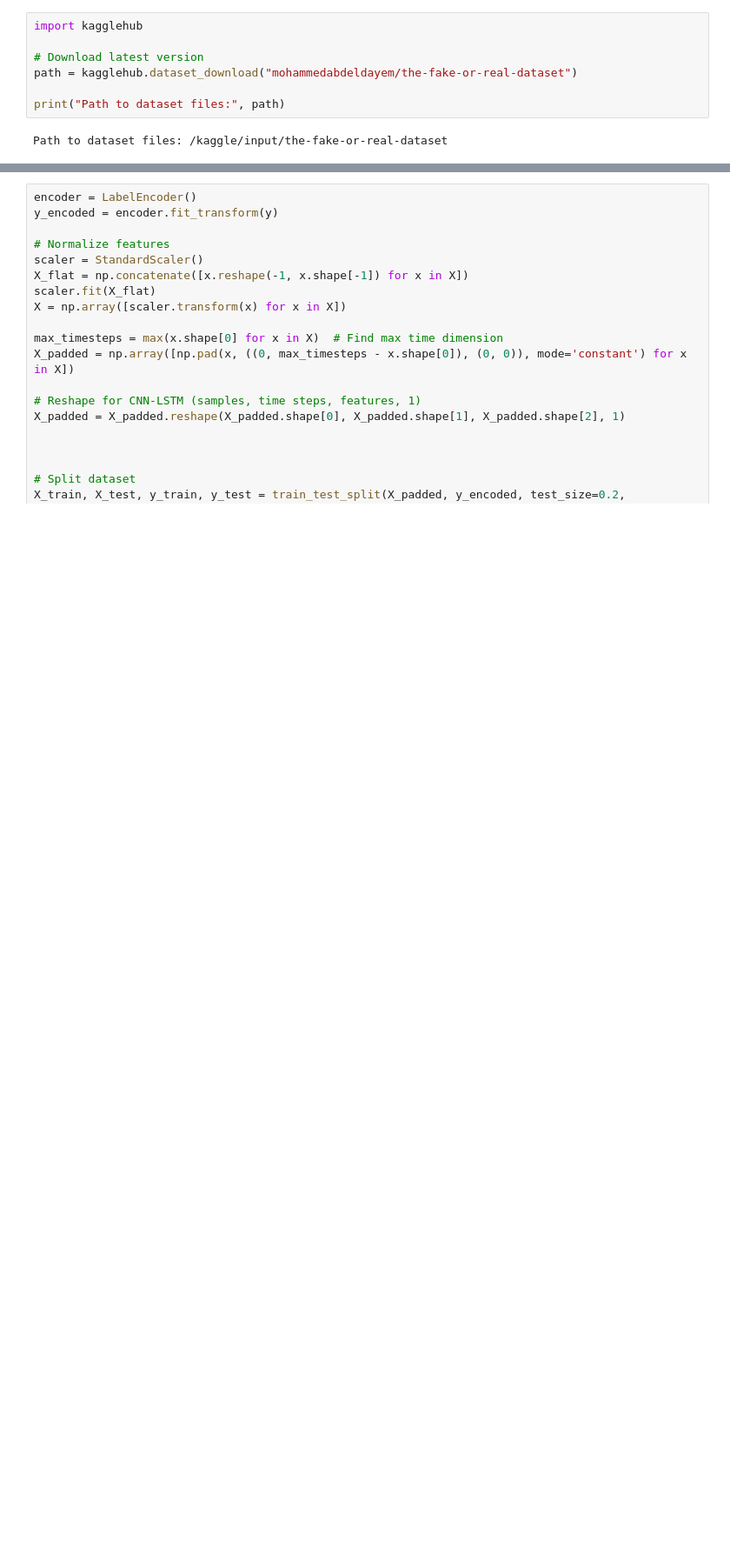
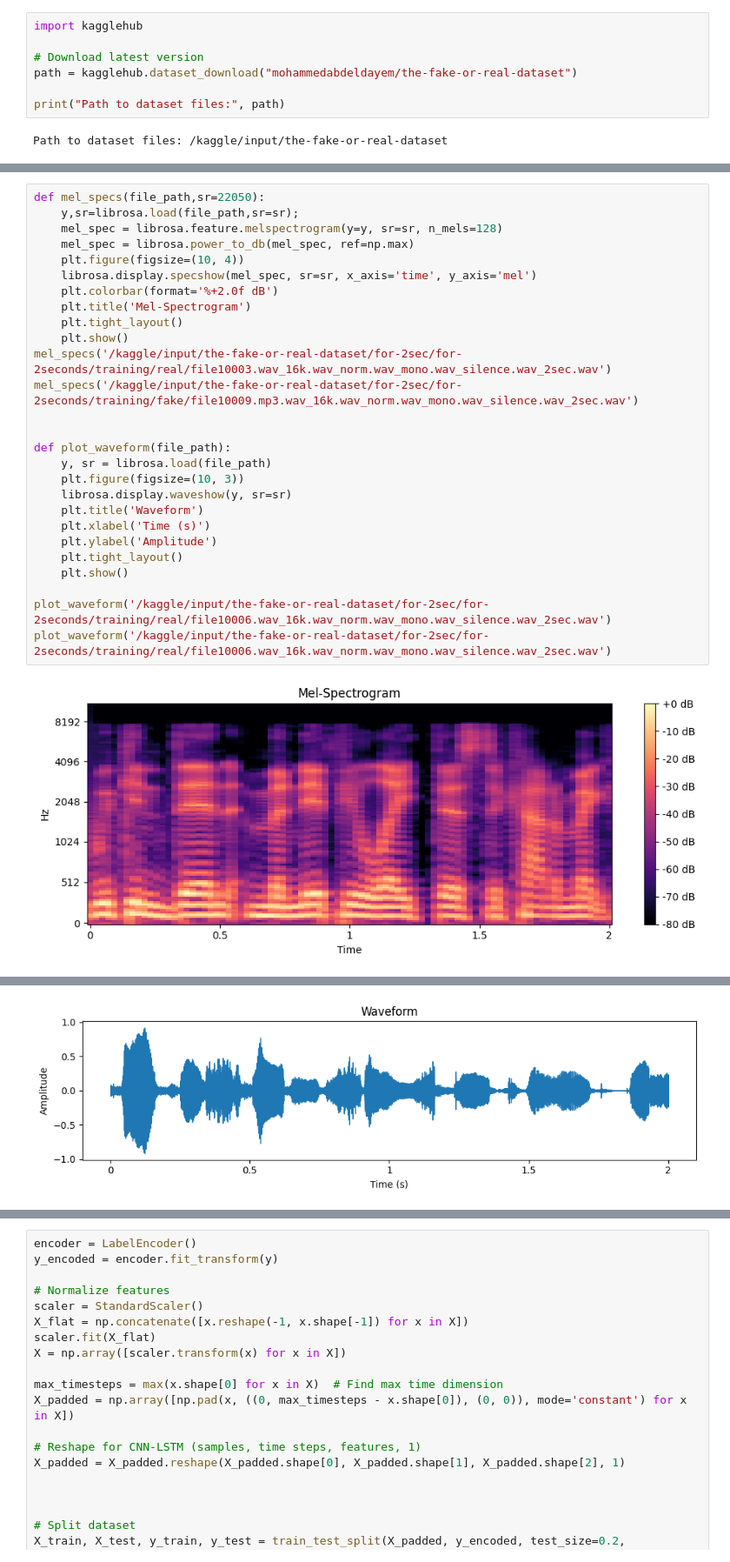
Before and after one commit to Abid1803/DeepFake-audio-detection, a Jupyter notebook: deepfake-voice-detection.ipynb, the cells around one changed output, grey strips where cells are left out. Shown: that part at 87% size. Drawn from its saved outputs; the diff is of its cells as text; blank space fills up the shorter version.

Commit message:
Kaggle Notebook | DeepFake Voice Detection | Version 1

```diff
--- a/deepfake-voice-detection.ipynb
+++ b/deepfake-voice-detection.ipynb
@@ -71,3 +92,32 @@ def load_dataset(directory):
 
 # Load the dataset
 X, y = load_dataset(DATASET_PATH)
+# %%
+def mel_specs(file_path,sr=22050):
+    y,sr=librosa.load(file_path,sr=sr);
+    mel_spec = librosa.feature.melspectrogram(y=y, sr=sr, n_mels=128)
+    mel_spec = librosa.power_to_db(mel_spec, ref=np.max)
+    plt.figure(figsize=(10, 4))
+    librosa.display.specshow(mel_spec, sr=sr, x_axis='time', y_axis='mel')
+    plt.colorbar(format='%+2.0f dB')
+    plt.title('Mel-Spectrogram')
+    plt.tight_layout()
+    plt.show()
+mel_specs('/kaggle/input/the-fake-or-real-dataset/for-2sec/for-2seconds/training/real/file10003.wav_16k.wav_norm.wav_mono.wav_silence.wav_2sec.wav')
+mel_specs('/kaggle/input/the-fake-or-real-dataset/for-2sec/for-2seconds/training/fake/file10009.mp3.wav_16k.wav_norm.wav_mono.wav_silence.wav_2sec.wav')
+
+
+def plot_waveform(file_path):
+    y, sr = librosa.load(file_path)
+    plt.figure(figsize=(10, 3))
+    librosa.display.waveshow(y, sr=sr)
+    plt.title('Waveform')
+    plt.xlabel('Time (s)')
+    plt.ylabel('Amplitude')
+    plt.tight_layout()
+    plt.show()
+
+plot_waveform('/kaggle/input/the-fake-or-real-dataset/for-2sec/for-2seconds/training/real/file10006.wav_16k.wav_norm.wav_mono.wav_silence.wav_2sec.wav')
+plot_waveform('/kaggle/input/the-fake-or-real-dataset/for-2sec/for-2seconds/training/real/file10006.wav_16k.wav_norm.wav_mono.wav_silence.wav_2sec.wav')
+# %% [output]
+[figure, added]
@@ -73,0 +125 @@ X, y = load_dataset(DATASET_PATH)
+[figure, added]
```
Also changed, not shown: parts of 17 cells of this notebook.
